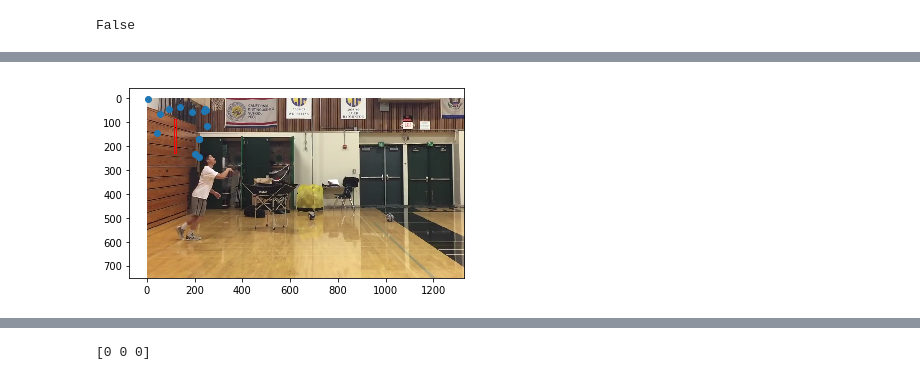
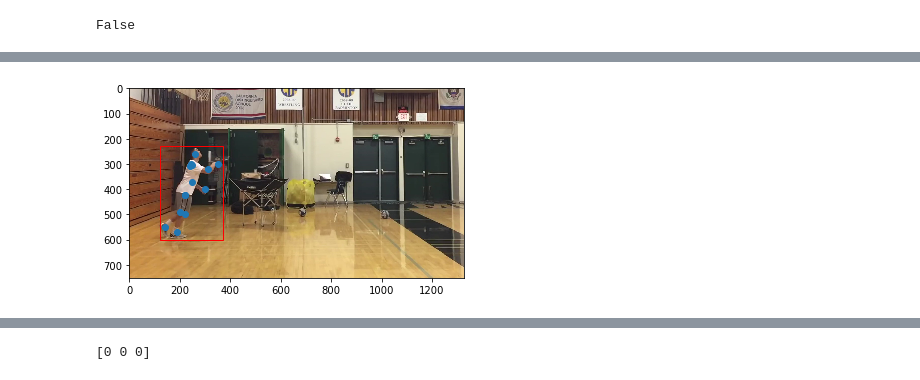
Before and after one commit to jarvislam1999/posewarp-cvpr2018, a Jupyter notebook: code/network_testing.ipynb, the cells around one changed output, grey strips where cells are left out. Cells and saved outputs as stored; diff of their text form; code cells hidden in the pictures.

```diff
--- a/code/network_testing.ipynb
+++ b/code/network_testing.ipynb
@@ -22,7 +23,7 @@ from keras.optimizers import Adam
 # %% [output]
 Using TensorFlow backend.
 # %%
-vid_info_list = data_generation.make_vid_info_list('/mnt/data/jarvislam1999/posewarp-cvpr2018/data/test')
+vid_info_list = data_generation.make_vid_info_list('/home/jarvislam1999/posewarp-cvpr2018/data/test')
 # %%
 len(vid_info_list)
 # %% [output]
@@ -141,10 +142,10 @@ vid_info_list[0][1] = [[120,230,250,370], \
                        [990,170,210,340], \
                        [1130,270,160,340],\
                        [1200,220,120,370]]
-vid_info_list[0][1] = np.array(vid_info_list[0][1], dtype=np.uint8)
+vid_info_list[0][1] = np.array(vid_info_list[0][1])
 
 vid_x[:,:,0] = [[ 260,  260],\
-                [ 247,  305 ],\
+                [ 247,  305],\
                 [ 245,  300],\
                 [ 310,  320],\
                 [ 350,  300],\
@@ -157,7 +158,7 @@ vid_x[:,:,0] = [[ 260,  260],\
                 [ 220,  500 ],\
                 [ 140,  550],\
                 [ 190,  570]]
-vid_x[:,:,0] = np.array(vid_x[:,:,0], dtype = np.uint8)
+vid_x[:,:,0] = np.array(vid_x[:,:,0])
 
 
 vid_x[:,:,4] = [[ 890,  100],\
@@ -174,11 +175,11 @@ vid_x[:,:,4] = [[ 890,  100],\
                 [ 940,  275 ],\
                 [ 930,  340],\
                 [ 917,  420]]
-vid_x[:,:,4] = np.array(vid_x[:,:,4], dtype = np.uint8)
+vid_x[:,:,4] = np.array(vid_x[:,:,4])
 
 vid_bbox = vid_info_list[vid][1]
 vid_x = vid_info_list[vid][2]
-vid_path = '/mnt/data/jarvislam1999/posewarp-cvpr2018/data/test001/'
+vid_path = '/home/jarvislam1999/posewarp-cvpr2018/data/test001/'
 # %%
 I0, joints0, scale0, pos0 = data_generation.read_frame(vid_path, frames[0], vid_bbox, vid_x)
 I1, joints1, scale1, pos1 = data_generation.read_frame(vid_path, frames[1], vid_bbox, vid_x)
@@ -252,30 +210,30 @@ vid_path = '/mnt/data/jarvislam1999/posewarp-cvpr2018/data/test001/'
 # %%
-#img_01 = Image.open(vid_path + '/1.png')
-img_01 = Image.open(vid_path + '/scene00011.jpg')
+img_01 = Image.open(vid_path + '/1.jpg')
+#img_01 = Image.open(vid_path + '/1.jpg')
 
 img_01 = np.array(img_01, dtype=np.uint8)
 
 # Create figure and axes
 fig,ax = plt.subplots(1)
 
 # Display the image
 ax.imshow(img_01)
 
 # Create a Rectangle patch
 rect = patches.Rectangle((vid_info_list[0][1][0][0],\
                           vid_info_list[0][1][0][1]),\
                          vid_info_list[0][1][0][2],\
                          vid_info_list[0][1][0][3],linewidth=1,edgecolor='r',facecolor='none')
 
 # Add the patch to the Axes
 ax.add_patch(rect)
 plt.scatter(vid_x[:,0,0], vid_x[:,1,0])
 
 
 #plt.imshow(cv2.cvtColor(I0, cv2.COLOR_BGR2RGB))
 plt.show()
 # %% [output]
-[figure, old version]
+[figure, new version]
 # %%
 vid_info_list[0][1][0]
 # %% [output]
```
Also changed, not shown: parts of 26 cells of this notebook, 3 other files.
